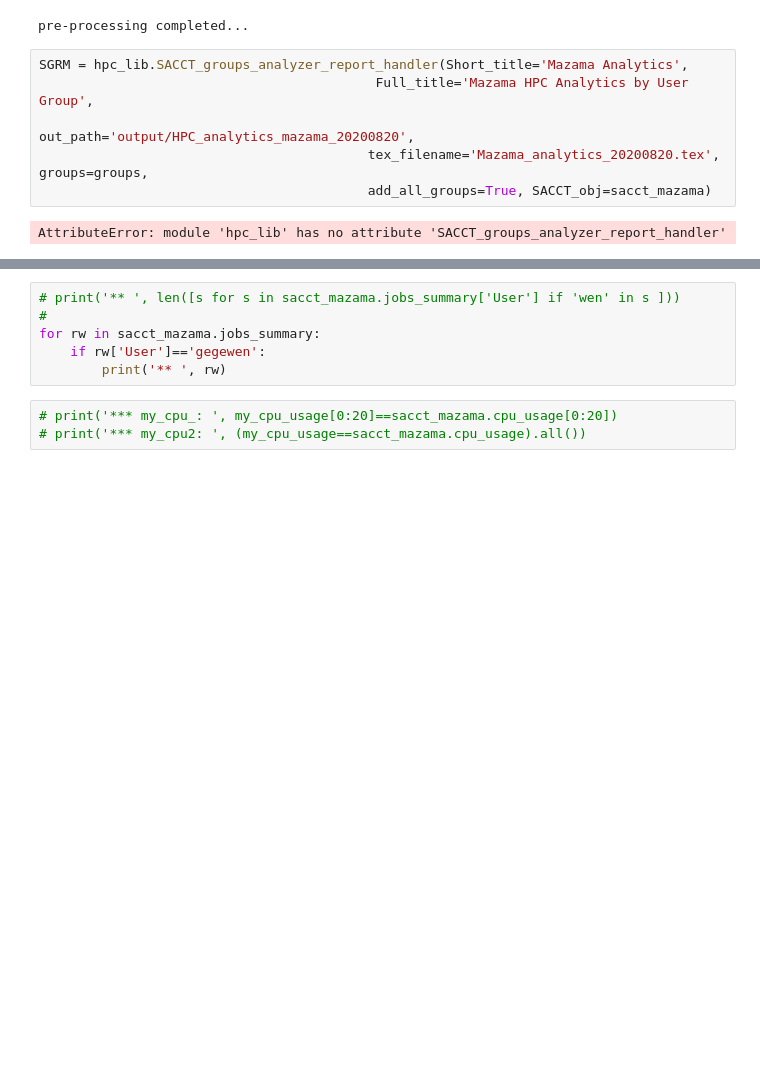
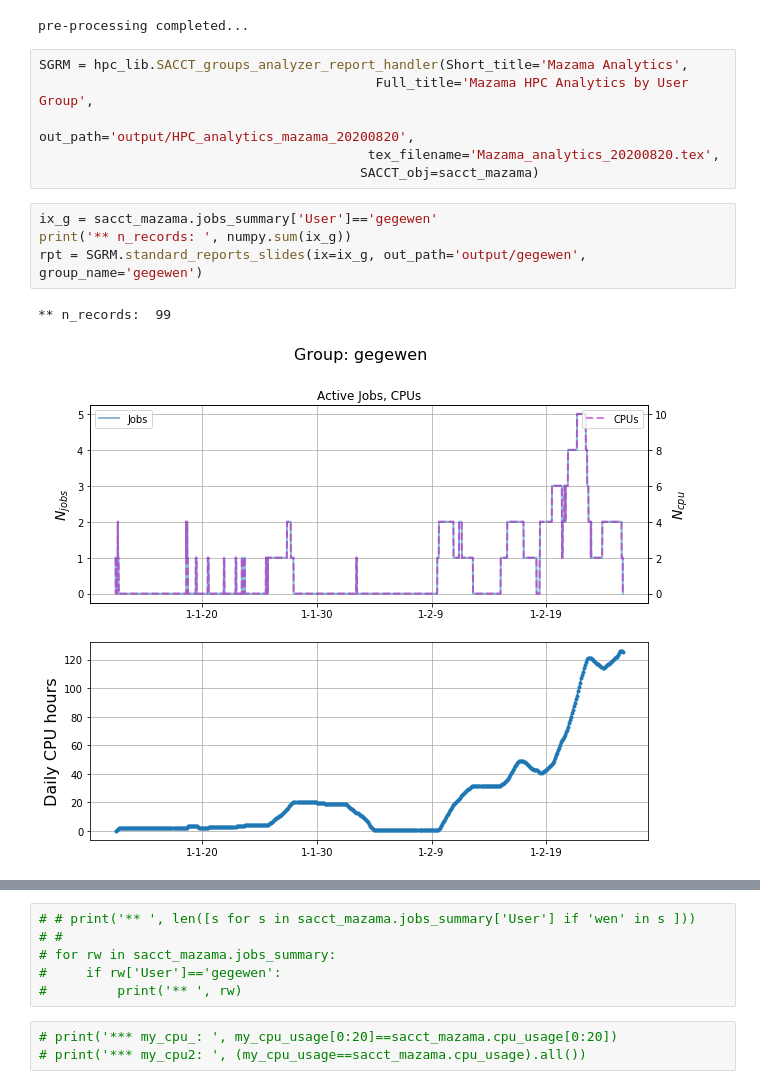
Before and after one commit to jeffersonscientific/HPC_analytics, a Jupyter notebook: mazama_analytics_workbook.ipynb, the cells around one changed output, grey strips where cells are left out. Saved outputs shown, nothing was run; the diff lists cells and outputs as text; blank space fills up the shorter version.

Commit message:
added and debugged (I think) group-report for new HPC reports_handler class.

```diff
--- a/mazama_analytics_workbook.ipynb
+++ b/mazama_analytics_workbook.ipynb
@@ -128,7 +125,12 @@ pre-processing completed...
 SGRM = hpc_lib.SACCT_groups_analyzer_report_handler(Short_title='Mazama Analytics',
                                            Full_title='Mazama HPC Analytics by User Group',
                                           out_path='output/HPC_analytics_mazama_20200820',
-                                          tex_filename='Mazama_analytics_20200820.tex', groups=groups,
-                                          add_all_groups=True, SACCT_obj=sacct_mazama)
+                                          tex_filename='Mazama_analytics_20200820.tex',
+                                         SACCT_obj=sacct_mazama)
-# %% [output]
-AttributeError: module 'hpc_lib' has no attribute 'SACCT_groups_analyzer_report_handler'
+# %%
+ix_g = sacct_mazama.jobs_summary['User']=='gegewen'
+print('** n_records: ', numpy.sum(ix_g))
+rpt = SGRM.standard_reports_slides(ix=ix_g, out_path='output/gegewen', group_name='gegewen')
+# %% [output]
+** n_records:  99
+[figure, added]
@@ -135,9 +138,9 @@ AttributeError: module 'hpc_lib' has no attribute 'SACCT_groups_analyzer_report_
 # %%
-# print('** ', len([s for s in sacct_mazama.jobs_summary['User'] if 'wen' in s ]))
-#
-for rw in sacct_mazama.jobs_summary:
-    if rw['User']=='gegewen':
-        print('** ', rw)
+# # print('** ', len([s for s in sacct_mazama.jobs_summary['User'] if 'wen' in s ]))
+# #
+# for rw in sacct_mazama.jobs_summary:
+#     if rw['User']=='gegewen':
+#         print('** ', rw)
 # %%
 # print('*** my_cpu_: ', my_cpu_usage[0:20]==sacct_mazama.cpu_usage[0:20])
 # print('*** my_cpu2: ', (my_cpu_usage==sacct_mazama.cpu_usage).all())
```
Also changed, not shown: parts of 2 cells of this notebook, 2 other files.
